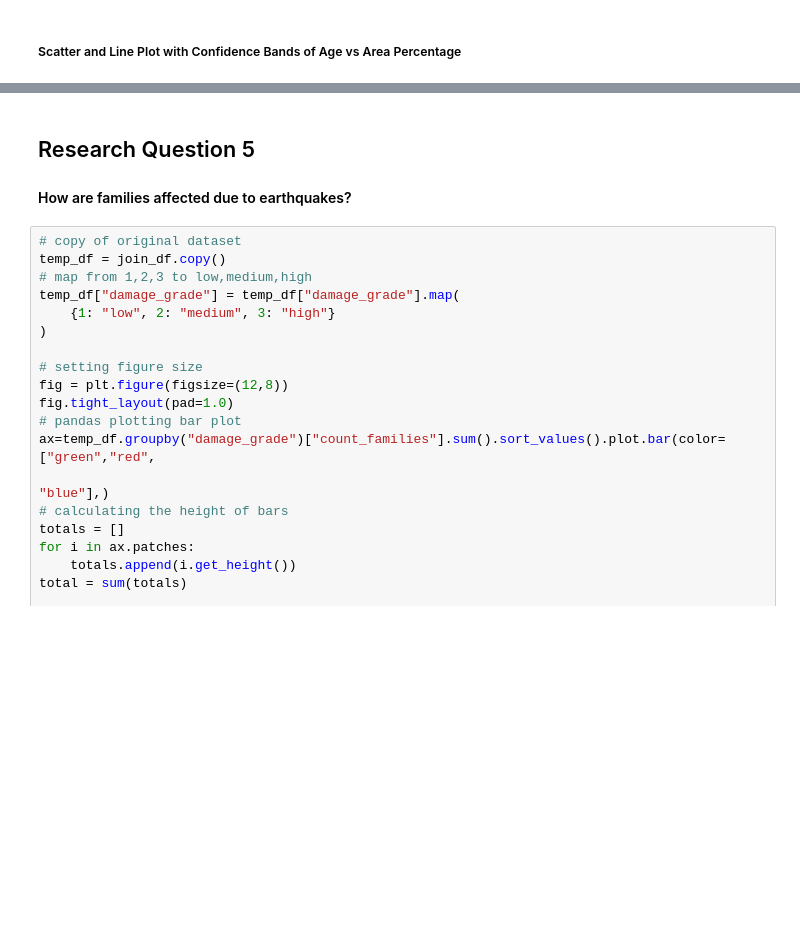
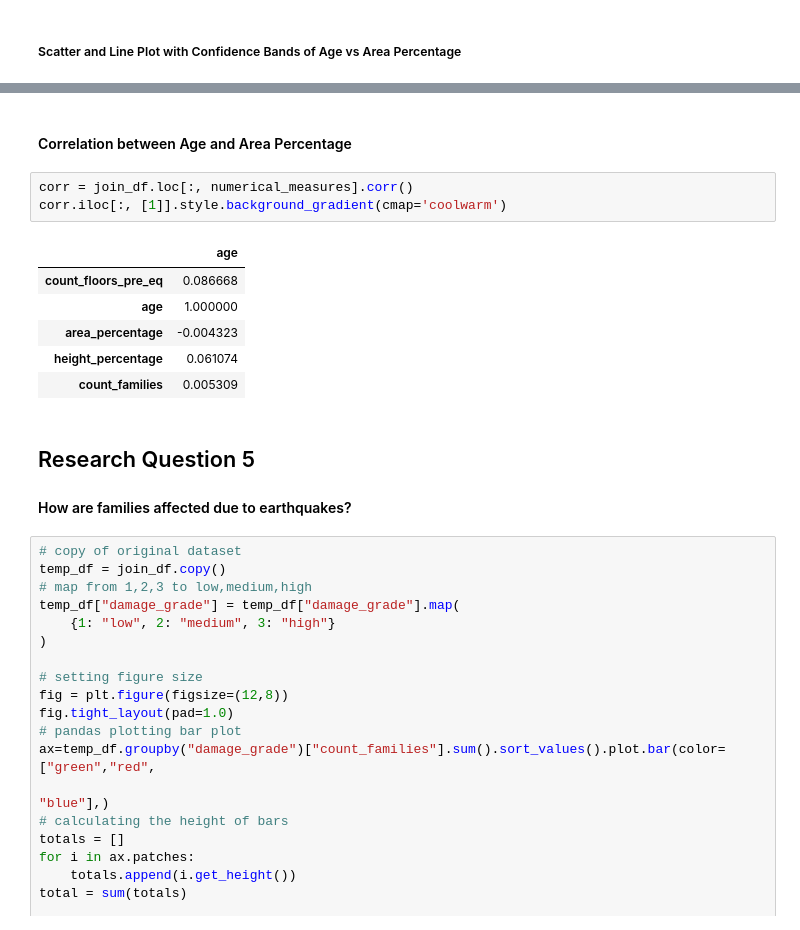
Before and after one commit to DS-Group22-ADP/Practical-Project, a Jupyter notebook: notebooks/Exploratory-Data-Analysis.ipynb, the cells around one changed output, grey strips where cells are left out. Cells and saved outputs as stored; diff of their text form; blank space fills up the shorter version.

```diff
--- a/notebooks/Exploratory-Data-Analysis.ipynb
+++ b/notebooks/Exploratory-Data-Analysis.ipynb
@@ -1136,3 +1156,15 @@ Matplotlib is currently using module://matplotlib_inline.backend_inline, which i
+# %% [markdown]
+#### Correlation between Age and Area Percentage
+# %%
+corr = join_df.loc[:, numerical_measures].corr()
+corr.iloc[:, [1]].style.background_gradient(cmap='coolwarm')
+# %% [output]
+|  | age |
+| count_floors_pre_eq | 0.086668 |
+| age | 1.000000 |
+| area_percentage | -0.004323 |
+| height_percentage | 0.061074 |
+| count_families | 0.005309 |
 # %% [markdown]
 ## Research Question 5
 
```
Also changed, not shown: parts of 9 cells of this notebook, 1 other file.
